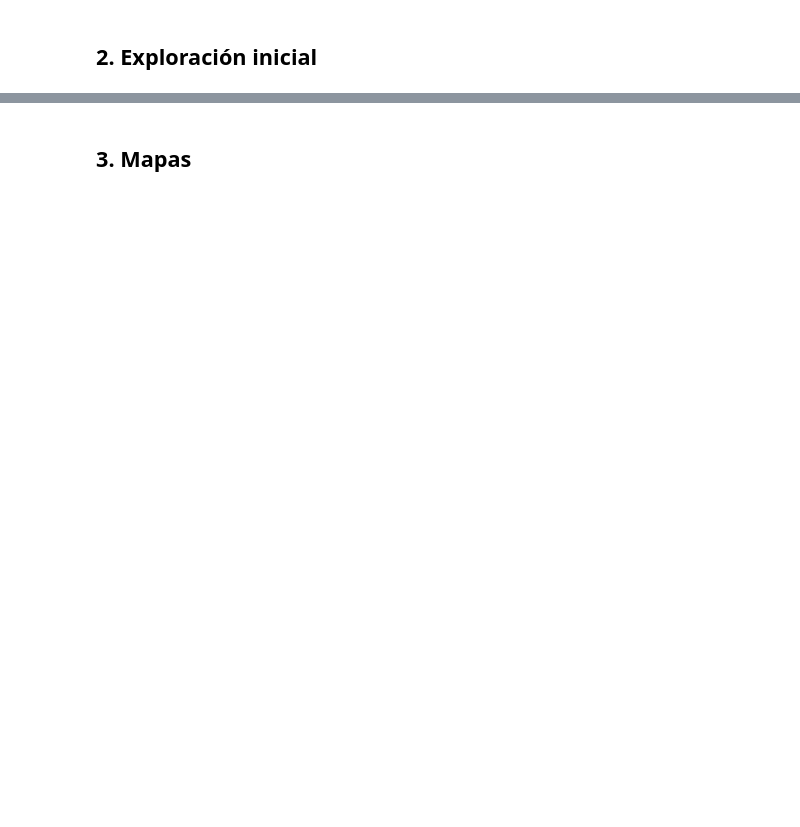
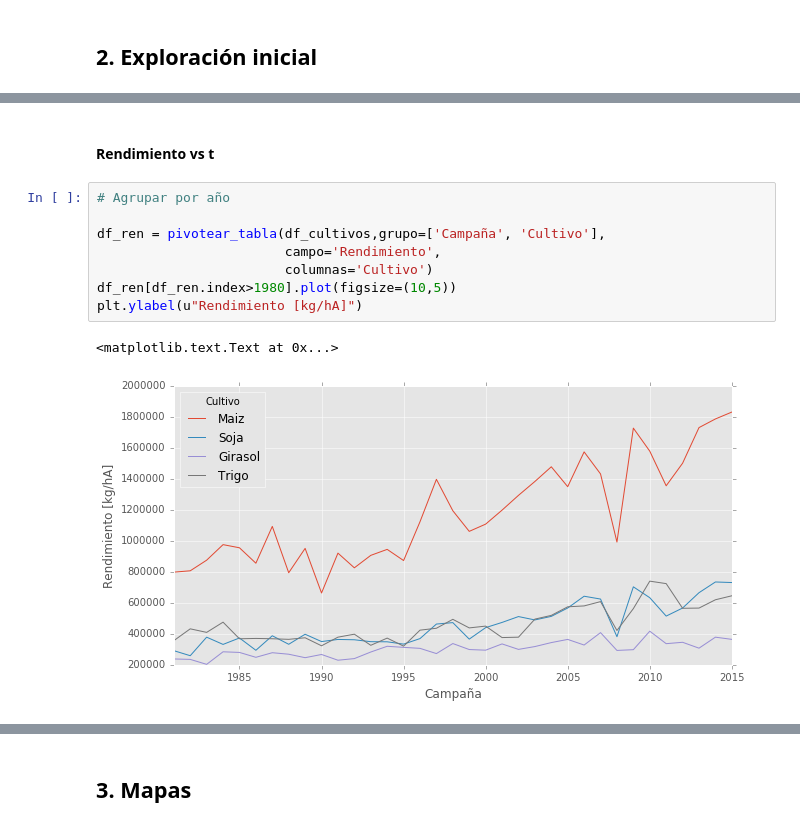
Before and after one commit to datosgobar/taller-analisis-datos-101, a Jupyter notebook: 2 - Análisis de datos agrícolas.ipynb, the cells around one changed output, grey strips where cells are left out. Saved outputs shown, nothing was run; the diff lists cells and outputs as text; blank space fills up the shorter version.

```diff
--- a/2 - Análisis de datos agrícolas.ipynb
+++ b/2 - Análisis de datos agrícolas.ipynb
@@ -174,0 +206,13 @@ df_precios[df_precios.index>1980].plot()
+# %% [markdown]
+#### Rendimiento vs t
+# %%
+# Agrupar por año
+
+df_ren = pivotear_tabla(df_cultivos,grupo=['Campaña', 'Cultivo'],
+                        campo='Rendimiento',
+                        columnas='Cultivo')
+df_ren[df_ren.index>1980].plot(figsize=(10,5))
+plt.ylabel(u"Rendimiento [kg/hA]")
+# %% [output]
+<matplotlib.text.Text at 0x...>
+[figure, added]
```
Also changed, not shown: parts of 24 cells of this notebook.
